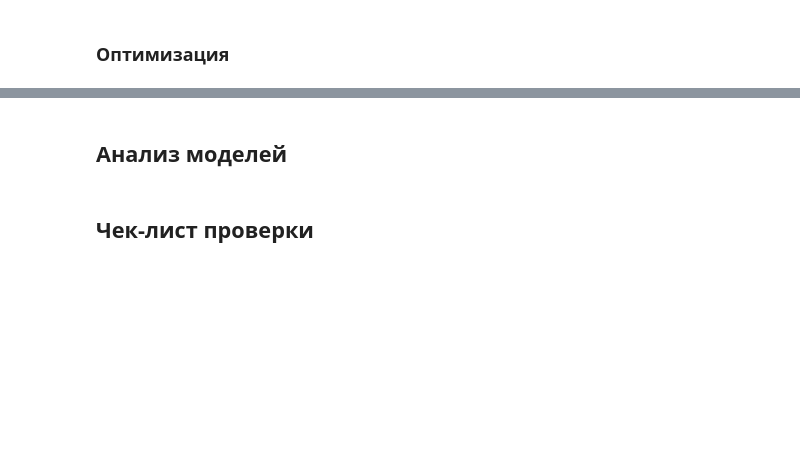
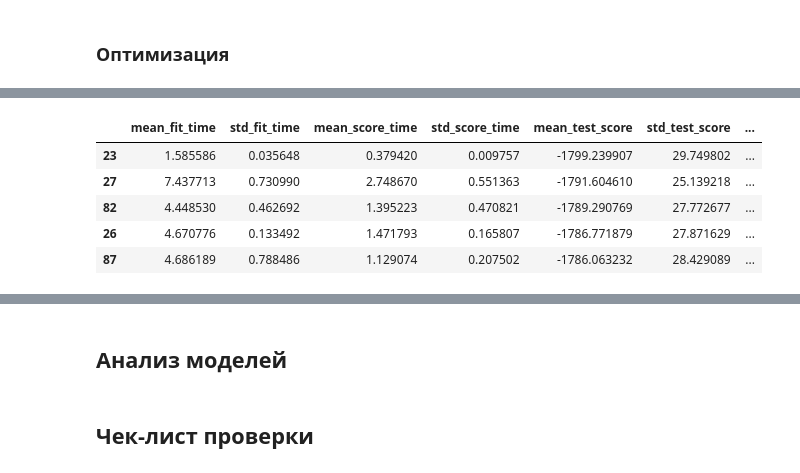
Before and after one commit to dimdasci/yp13-gradient-boosting, a Jupyter notebook: notebooks/yp13-gradient-boosting.ipynb, the cells around one changed output, grey strips where cells are left out. Drawn from its saved outputs; the diff is of its cells as text; code cells hidden in the pictures; blank space fills up the shorter version.

```diff
--- a/notebooks/yp13-gradient-boosting.ipynb
+++ b/notebooks/yp13-gradient-boosting.ipynb
@@ -1483,0 +1579,31 @@ plt.show()
+# %%
+param_distributions = {
+    'n_estimators': np.arange(200, 1600, 100),
+    'num_leaves': [2**i for i in range(3, 9)],
+    'learning_rate': np.logspace(-2, 1, num=20, endpoint=True, base=10, dtype=float, axis=0),
+    'subsample': [0.3, 0.5, 0.7, 0.9, 1],
+    'subsample_freq': [5, 25, 625],
+    'min_child_samples': np.arange(25, 275, 25),
+    'reg_lambda': np.logspace(1, 3, num=20, endpoint=True, base=10, dtype=float, axis=0),
+    'colsample_bytree': [0.2, 0.4, 0.6, 0.8, 1]
+}
+# %%
+search_estimator = RandomizedSearchCV(
+    estimator=LGBMRegressor(random_state=RANDOM_STATE),
+    param_distributions=param_distributions,
+    n_iter=100,
+    scoring='neg_root_mean_squared_error',
+    n_jobs=-1,
+    refit=True,
+    cv=cv,
+    verbose=1,
+    random_state=RANDOM_STATE,
+    return_train_score=True
+)
+# %%
+%%time
+if path.isfile('data/lgbm_search_results.pkl'):
+    lgbm_search_results = load_object('data/lgbm_search_results.pkl')
+else:
+    lgbm_search_results = search_estimator.fit(X_sample, y_sample)
+    save_object('data/lgbm_search_results.pkl', lgbm_search_results)
@@ -1483,0 +1651,12 @@ plt.show()
+# %%
+lgbm_results = pd.DataFrame(
+    lgbm_search_results.cv_results_)[results_columns].query(
+        'mean_test_score > -1800').sort_values(by="mean_test_score")
+lgbm_results.head()
+# %% [output]
+|  | mean_fit_time | std_fit_time | mean_score_time | std_score_time | mean_test_score | std_test_score | ... |
+| 23 | 1.585586 | 0.035648 | 0.379420 | 0.009757 | -1799.239907 | 29.749802 | ... |
+| 27 | 7.437713 | 0.730990 | 2.748670 | 0.551363 | -1791.604610 | 25.139218 | ... |
+| 82 | 4.448530 | 0.462692 | 1.395223 | 0.470821 | -1789.290769 | 27.772677 | ... |
+| 26 | 4.670776 | 0.133492 | 1.471793 | 0.165807 | -1786.771879 | 27.871629 | ... |
+| 87 | 4.686189 | 0.788486 | 1.129074 | 0.207502 | -1786.063232 | 28.429089 | ... |
```
Also changed, not shown: parts of 44 cells of this notebook.
